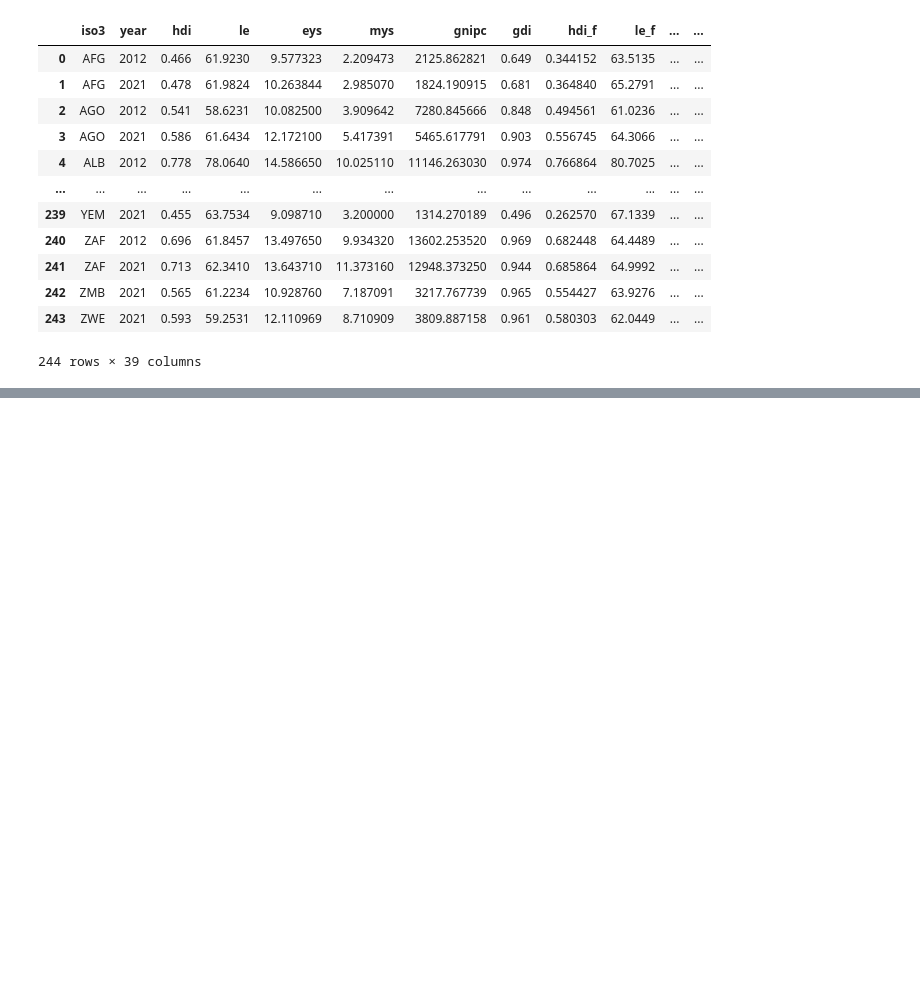
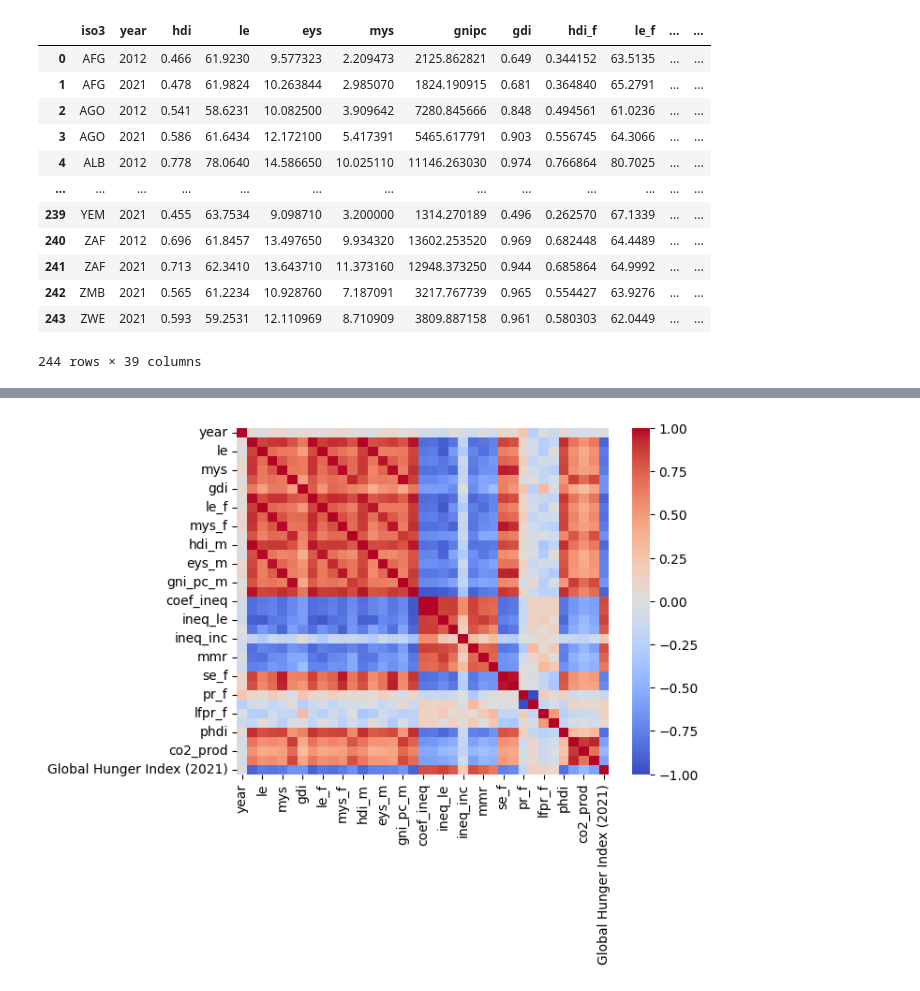
Before and after one commit to HITW-lewagon/HITW, a Jupyter notebook: raw_data.ipynb, the cells around one changed output, grey strips where cells are left out. Cells and saved outputs as stored; diff of their text form; code cells hidden in the pictures; blank space fills up the shorter version.

```diff
--- a/raw_data.ipynb
+++ b/raw_data.ipynb
@@ -207,0 +224,3 @@ X_with_sub_region
+# %%
+correlation_matrix = X_with_sub_region.corr()
+correlation_matrix
@@ -207,0 +246,5 @@ X_with_sub_region
+# %%
+sns.heatmap(correlation_matrix, cmap='coolwarm')
+plt.show()
+# %% [output]
+[figure, added]
```
Also changed, not shown: parts of 3 cells of this notebook.
